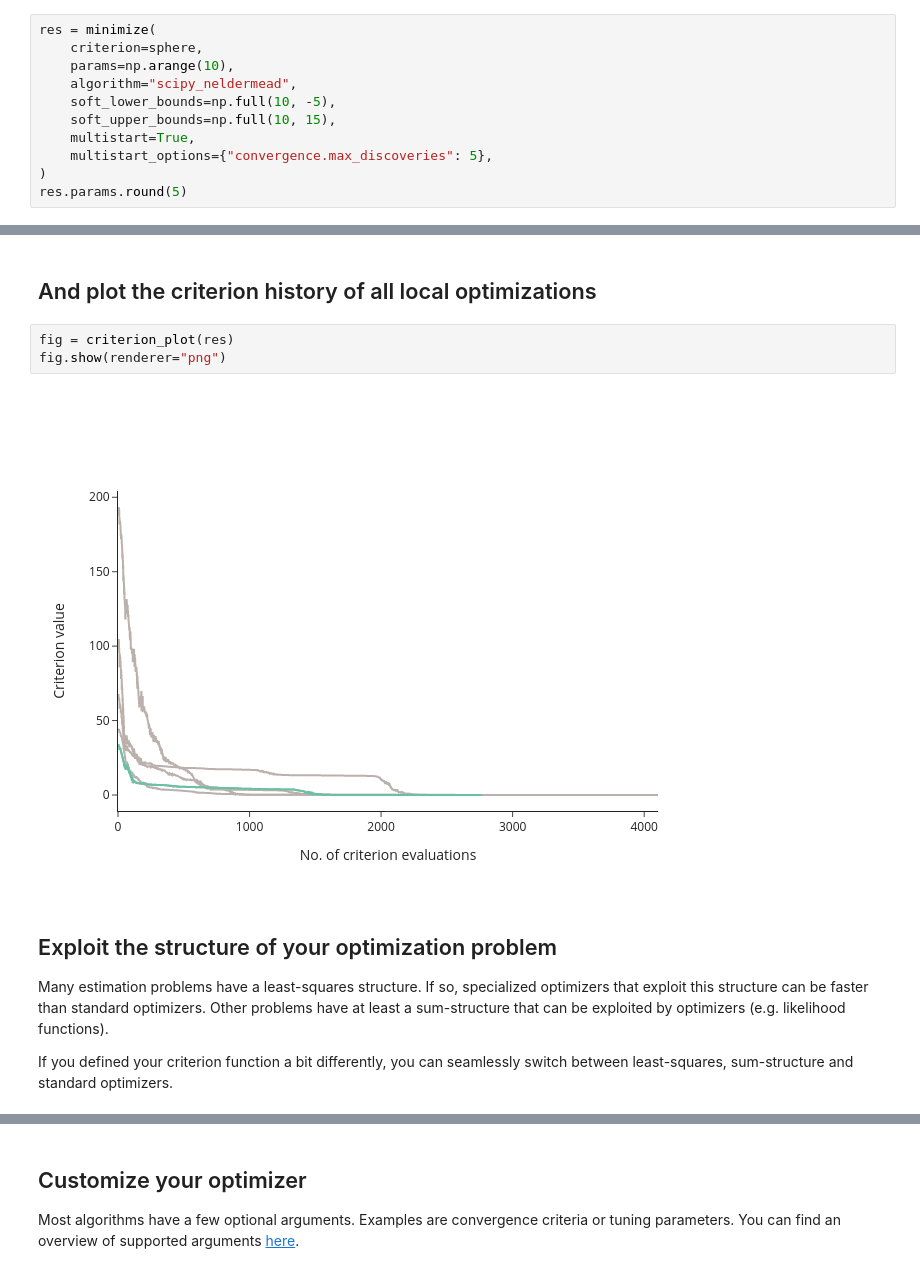
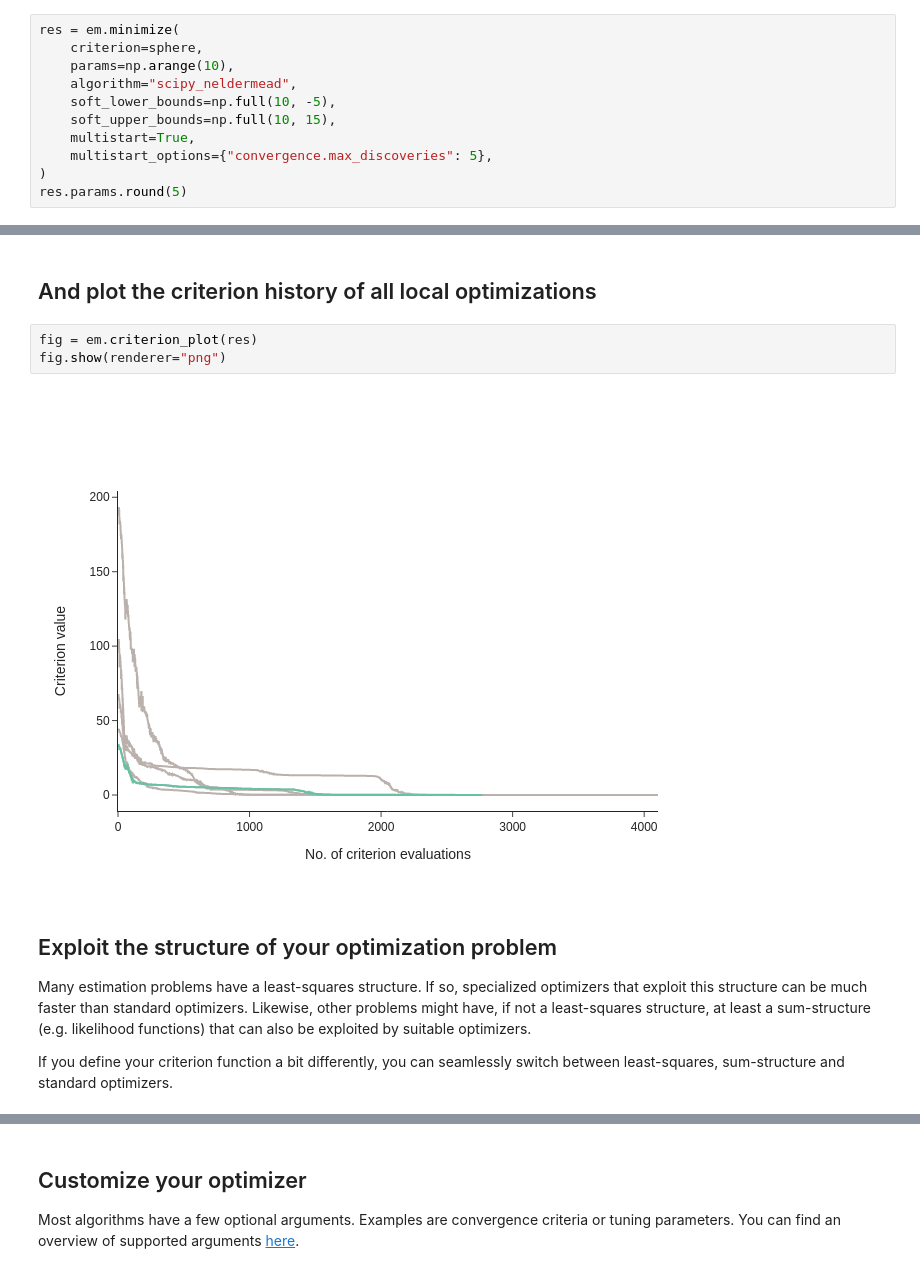
Before and after one commit to optimagic-dev/optimagic, a Jupyter notebook: docs/source/getting_started/first_optimization_with_estimagic.ipynb, the cells around one changed output, grey strips where cells are left out. Drawn from its saved outputs; the diff is of its cells as text.

```diff
--- a/docs/source/getting_started/first_optimization_with_estimagic.ipynb
+++ b/docs/source/getting_started/first_optimization_with_estimagic.ipynb
@@ -200,7 +192,7 @@ array([ 0., -0., -0., -0., -0.])
 # %% [markdown]
 ## Turn local optimizers global with multistart
 # %%
-res = minimize(
+res = em.minimize(
     criterion=sphere,
     params=np.arange(10),
     algorithm="scipy_neldermead",
@@ -215,16 +207,16 @@ array([ 0.,  0., -0., -0.,  0., -0.,  0., -0., -0., -0.])
 # %% [markdown]
 ## And plot the criterion history of all local optimizations
 # %%
-fig = criterion_plot(res)
+fig = em.criterion_plot(res)
 fig.show(renderer="png")
 # %% [output]
-[figure, old version]
+[figure, new version]
 # %% [markdown]
 ## Exploit the structure of your optimization problem
 
-Many estimation problems have a least-squares structure. If so, specialized optimizers that exploit this structure can be faster than standard optimizers. Other problems have at least a sum-structure that can be exploited by optimizers (e.g. likelihood functions).
+Many estimation problems have a least-squares structure. If so, specialized optimizers that exploit this structure can be much faster than standard optimizers. Likewise, other problems might have, if not a least-squares structure, at least a sum-structure (e.g. likelihood functions) that can also be exploited by suitable optimizers.
 
-If you defined your criterion function a bit differently, you can seamlessly switch between least-squares, sum-structure and standard optimizers.
+If you define your criterion function a bit differently, you can seamlessly switch between least-squares, sum-structure and standard optimizers.
 # %%
 def general_sphere(params):
     contribs = params**2
```
Also changed, not shown: parts of 28 cells of this notebook, 3 other files.
